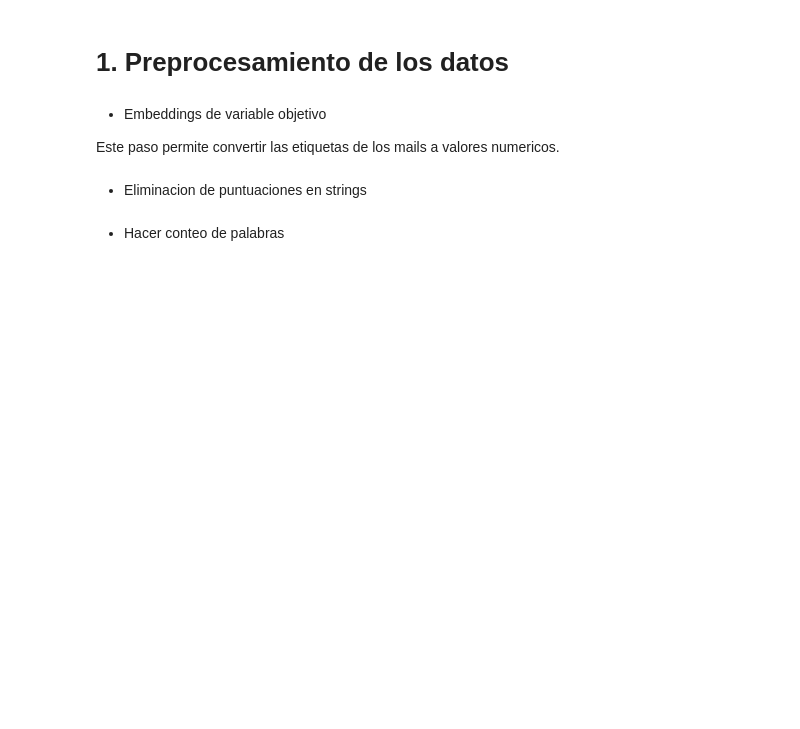
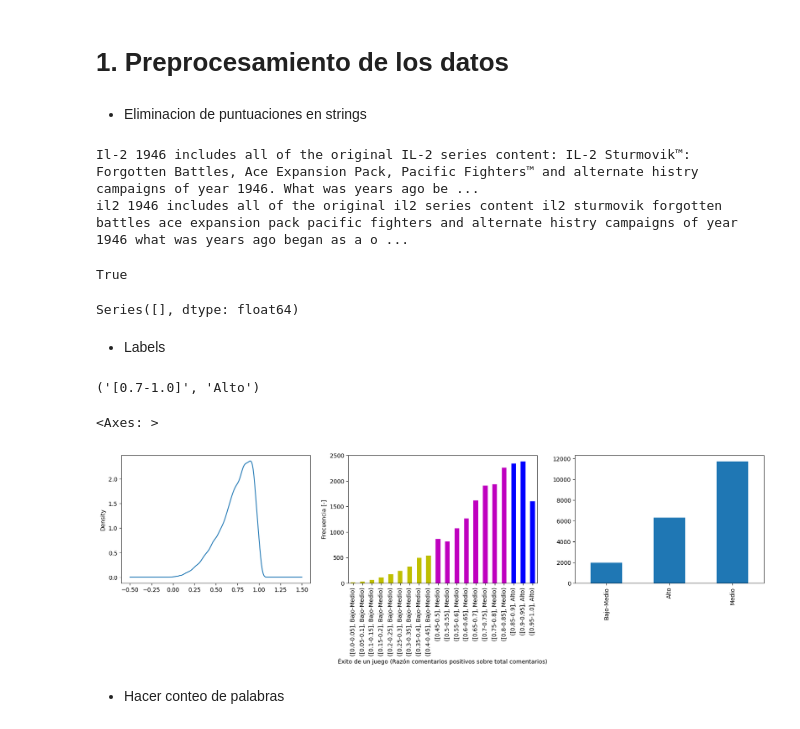
Before and after one commit to hectorjimenez12/CC5205_Proyecto, a Jupyter notebook: Hito3_RNN.ipynb, the cells around one changed output. Saved outputs shown, nothing was run; the diff lists cells and outputs as text; code cells hidden in the pictures; blank space fills up the shorter version.

```diff
--- a/Hito3_RNN.ipynb
+++ b/Hito3_RNN.ipynb
@@ -81,6 +55,2 @@ uniquevalues[1][0]/(np.sum(uniquevalues[1]))
 # %% [markdown]
 # 1. Preprocesamiento de los datos
-# %% [markdown]
-- Embeddings de variable objetivo
-
-Este paso permite convertir las etiquetas de los mails a valores numericos.
@@ -90,9 +58,45 @@ data['label_num'] = [1 if i == 'spam' else 0 for i in data['label']]
 - Eliminacion de puntuaciones en strings
 # %%
 from string import punctuation
+from bs4 import BeautifulSoup
+
 def delete_puntuation(string):
   string = string.lower()
   string = ''.join([ i for i in string if i not in punctuation ])
   return string
 
-data['text_clean'] = data['text'].apply(func = delete_puntuation)
+def delete_html_parts(text):
+  soup = BeautifulSoup(text, 'html.parser').get_text()
+  return soup
+
+def remove_special(text):
+  return ''.join([i for i in text if ord(i) < 128])
+
+def clean_text(text):
+  text = delete_html_parts(text)
+  text = delete_puntuation(text)
+  text = remove_special(text)
+  return text.strip()
+
+print(df_descriptions['detailed_description'][357])
+print(clean_text(df_descriptions['detailed_description'][357]))
+# %% [output]
+Il-2 1946 includes all of the original IL-2 series content: IL-2 Sturmovik™: Forgotten Battles, Ace Expansion Pack, Pacific Fighters™ and alternate histry campaigns of year 1946. What was years ago be ...
+il2 1946 includes all of the original il2 series content il2 sturmovik forgotten battles ace expansion pack pacific fighters and alternate histry campaigns of year 1946 what was years ago began as a o ...
+# %%
+idsRemove = np.where(~ df_descriptions.steam_appid.isin( list(df_general.appid) ))
+df_desc =  df_descriptions.drop( labels = np.reshape(idsRemove, -1) , axis = 0).reset_index(level= 0,drop=True)
+
+print(all(df_desc.steam_appid.values == df_general.appid.values))
+df_desc.steam_appid.compare(df_general.appid,align_axis=0)
+# %% [output]
+True
+Series([], dtype: float64)
+# %%
+text_clean = []
+for i,appid in enumerate(df_general.appid):
+    #print(i)
+    text_clean.append(clean_text(df_desc['detailed_description'][i]))
+df_general['description'] = text_clean
+# %% [markdown]
+- Labels
@@ -98,0 +106,31 @@ data['text_clean'] = data['text'].apply(func = delete_puntuation)
+# %%
+import matplotlib.pyplot as plt
+data['total_comment'] = [i + j for i,j in zip(data['positive_ratings'],data['negative_ratings']) ]
+data['total_comment'].value_counts().sort_values()
+data['pos_r/tot_r'] = np.array(data['positive_ratings'])/(np.array(data['positive_ratings'])+np.array(data['negative_ratings']))
+
+def tag_value(value,ranges,labels):
+  for i,val_range in enumerate(ranges):
+    if value >= val_range and value <= ranges[i+1]:
+      return '[' + str(val_range) + '-' + str(ranges[i+1])+']', labels[i]
+print(tag_value(0.8, np.round(np.linspace(0,1,4),1), labels= ['Bajo-Medio']*2 + ['Alto']))
+
+data = data[ data['total_comment'] > 10].reset_index(drop=True)
+
+ranges, labels = np.round(np.linspace(0,1,21),2), ['Bajo-Medio']*9 + ['Medio']*8 + ['Alto']*20
+data['posR_interval'] = [tag_value(i,ranges,labels)[0] for i in data['pos_r/tot_r'] ]
+data['posR_label']    = [tag_value(i,ranges,labels)[1] for i in data['pos_r/tot_r'] ]
+
+colors = ['b', 'y', 'm', 'c', 'g', 'b', 'r', 'k']
+d_color = { k:colors[i] for i,k in enumerate( np.unique(data['posR_label'])  ) }
+fig, (ax1, ax2, ax3) = plt.subplots(1, 3,figsize=(20,4))
+#plt.suptitle('Distribución de razon de comentarios positivos sobre negativos')
+data['pos_r/tot_r'].plot(kind='density',ax = ax1)
+count_labels = data.loc[ :, ['posR_interval','posR_label'] ].groupby(by ='posR_interval' ).value_counts()
+count_labels.plot(kind='bar',color= [d_color[i[1]] for i in count_labels.index] ,ax = ax2)
+ax2.set_ylabel('Frecuencia [-]');ax2.set_xlabel('Éxito de un juego (Razón comentarios positivos sobre total comentarios)')
+data['posR_label'].value_counts().sort_values().plot(kind='bar',ax = ax3)
+# %% [output]
+('[0.7-1.0]', 'Alto')
+<Axes: >
+[figure, added]
```
Also changed, not shown: parts of 24 cells of this notebook.
